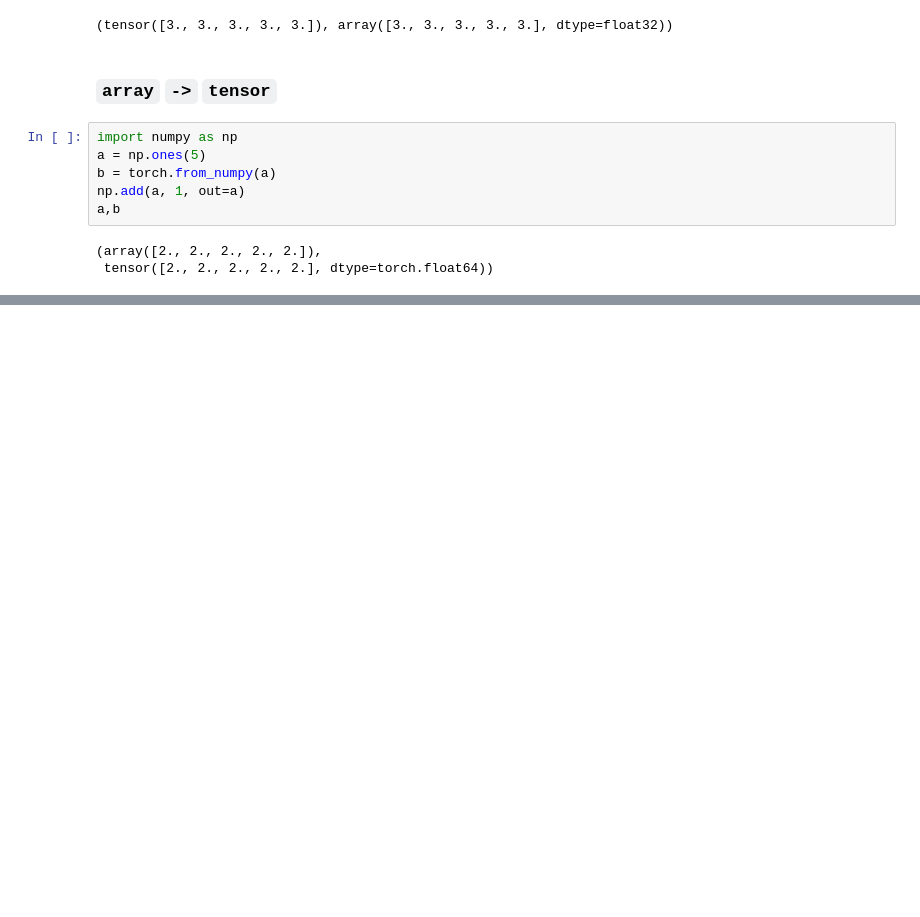
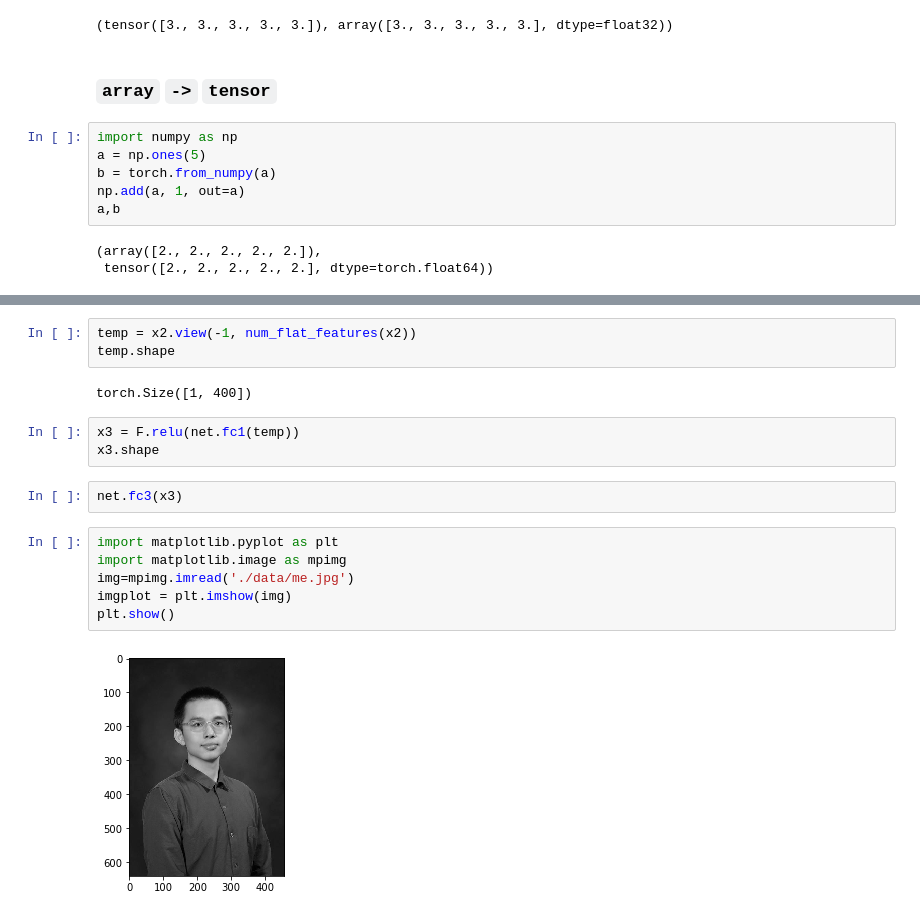
Before and after one commit to Yutong-Dai/codes-for-courses, a Jupyter notebook: [Python]IE534/Pytorch_Tutorial.ipynb, the cells around one changed output, grey strips where cells are left out. Cells and saved outputs as stored; diff of their text form; blank space fills up the shorter version.

```diff
--- a/[Python]IE534/Pytorch_Tutorial.ipynb
+++ b/[Python]IE534/Pytorch_Tutorial.ipynb
@@ -121,0 +301,18 @@ a,b
+# %%
+temp = x2.view(-1, num_flat_features(x2))
+temp.shape
+# %% [output]
+torch.Size([1, 400])
+# %%
+x3 = F.relu(net.fc1(temp))
+x3.shape
+# %%
+net.fc3(x3)
+# %%
+import matplotlib.pyplot as plt
+import matplotlib.image as mpimg
+img=mpimg.imread('./data/me.jpg')
+imgplot = plt.imshow(img)
+plt.show()
+# %% [output]
+[figure, added]
```
Also changed, not shown: parts of 13 cells of this notebook, 3 other files.
